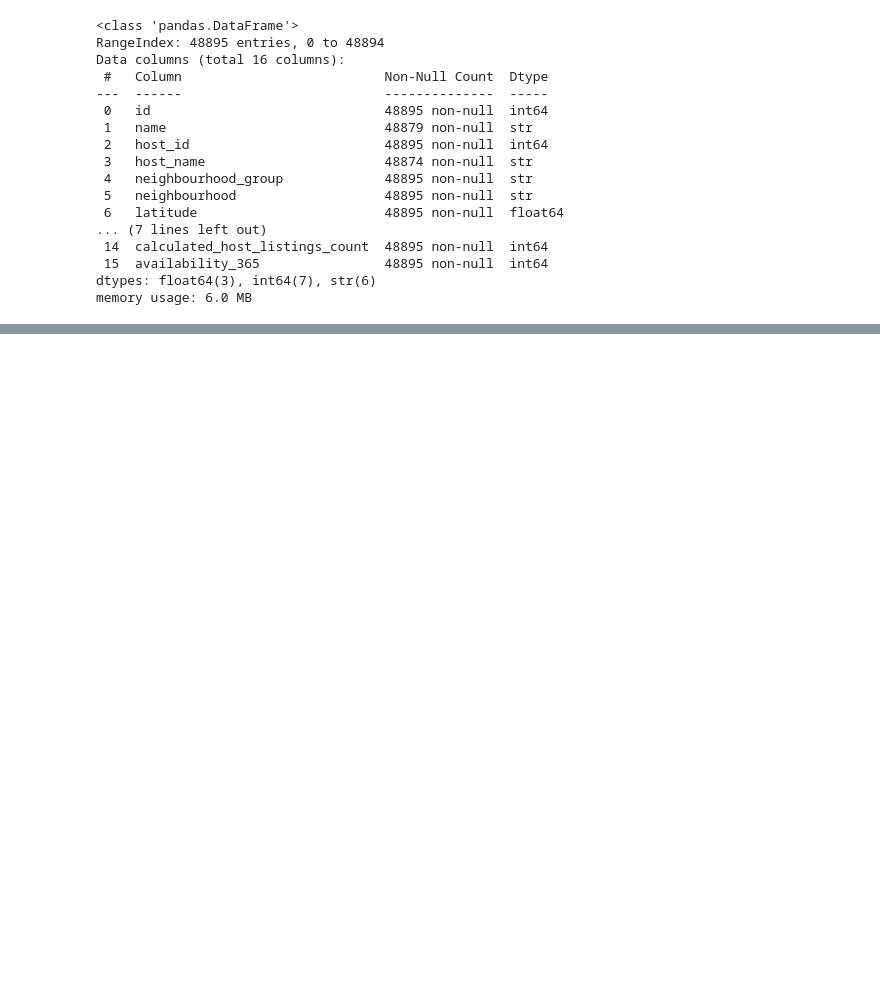
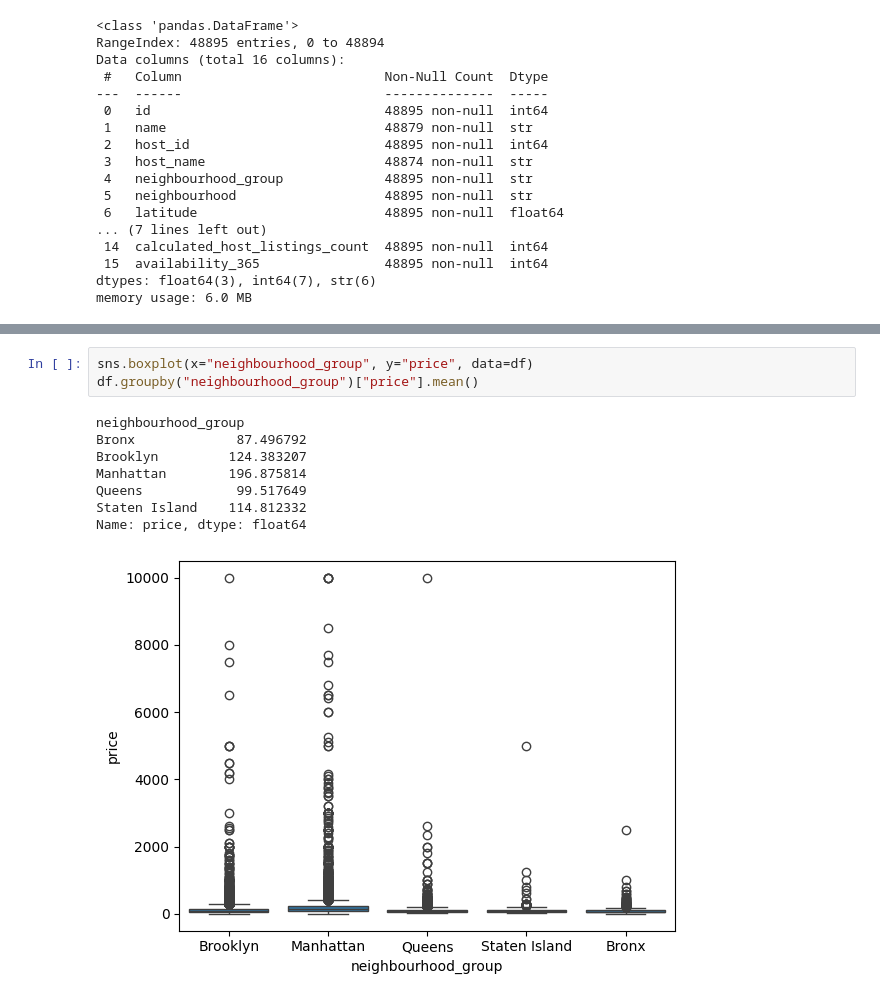
Before and after one commit to 4GeeksAcademy/ekbalam11-machine-learning, a Jupyter notebook: src/00-eda-airbnb-ny.ipynb, the cells around one changed output, grey strips where cells are left out. Saved outputs shown, nothing was run; the diff lists cells and outputs as text; blank space fills up the shorter version.

```diff
--- a/src/00-eda-airbnb-ny.ipynb
+++ b/src/00-eda-airbnb-ny.ipynb
@@ -125,0 +106,12 @@ memory usage: 5.0 MB
+# %%
+sns.boxplot(x="neighbourhood_group", y="price", data=df)
+df.groupby("neighbourhood_group")["price"].mean()
+# %% [output]
+neighbourhood_group
+Bronx             87.496792
+Brooklyn         124.383207
+Manhattan        196.875814
+Queens            99.517649
+Staten Island    114.812332
+Name: price, dtype: float64
+[figure, added]
```
Also changed, not shown: parts of 23 cells of this notebook.
